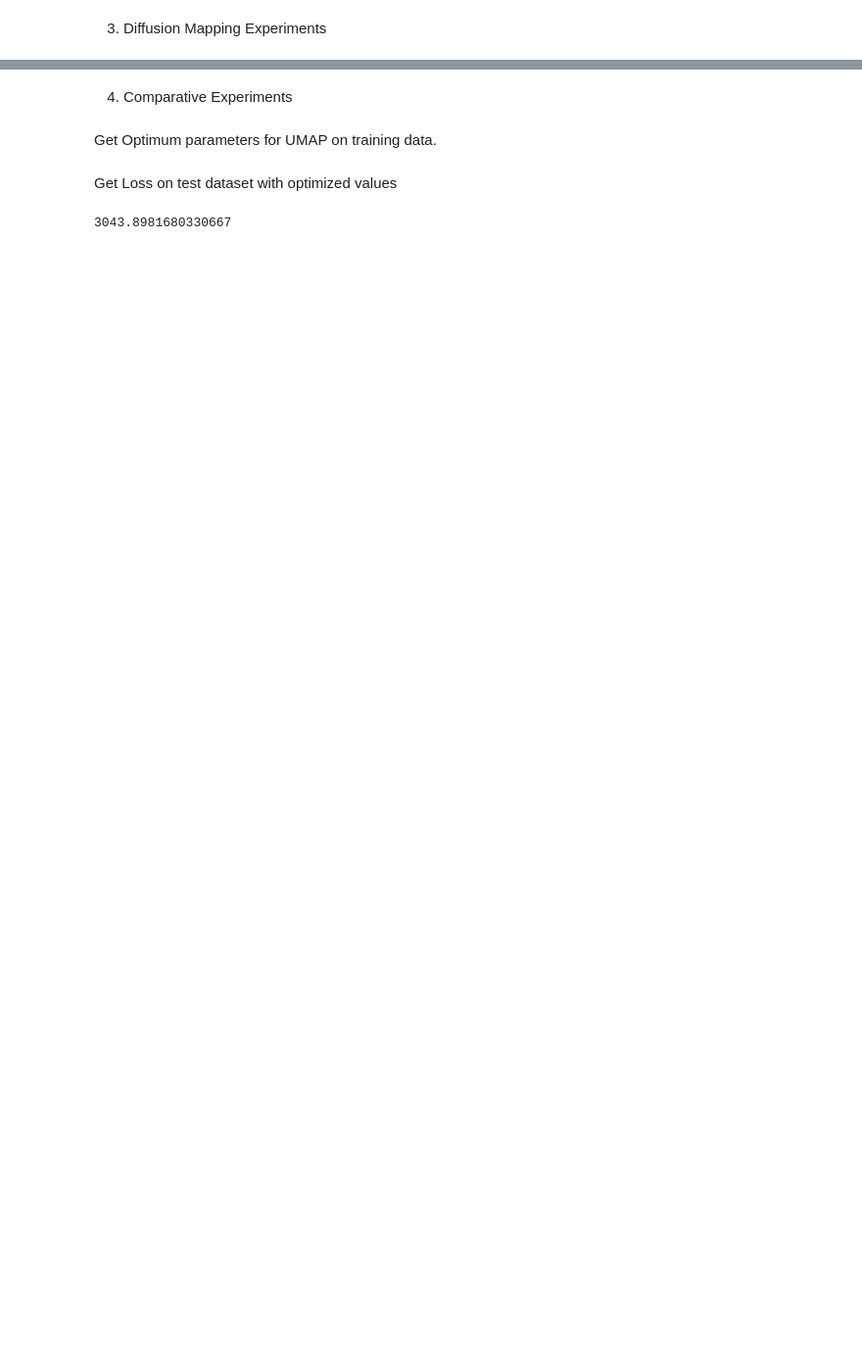
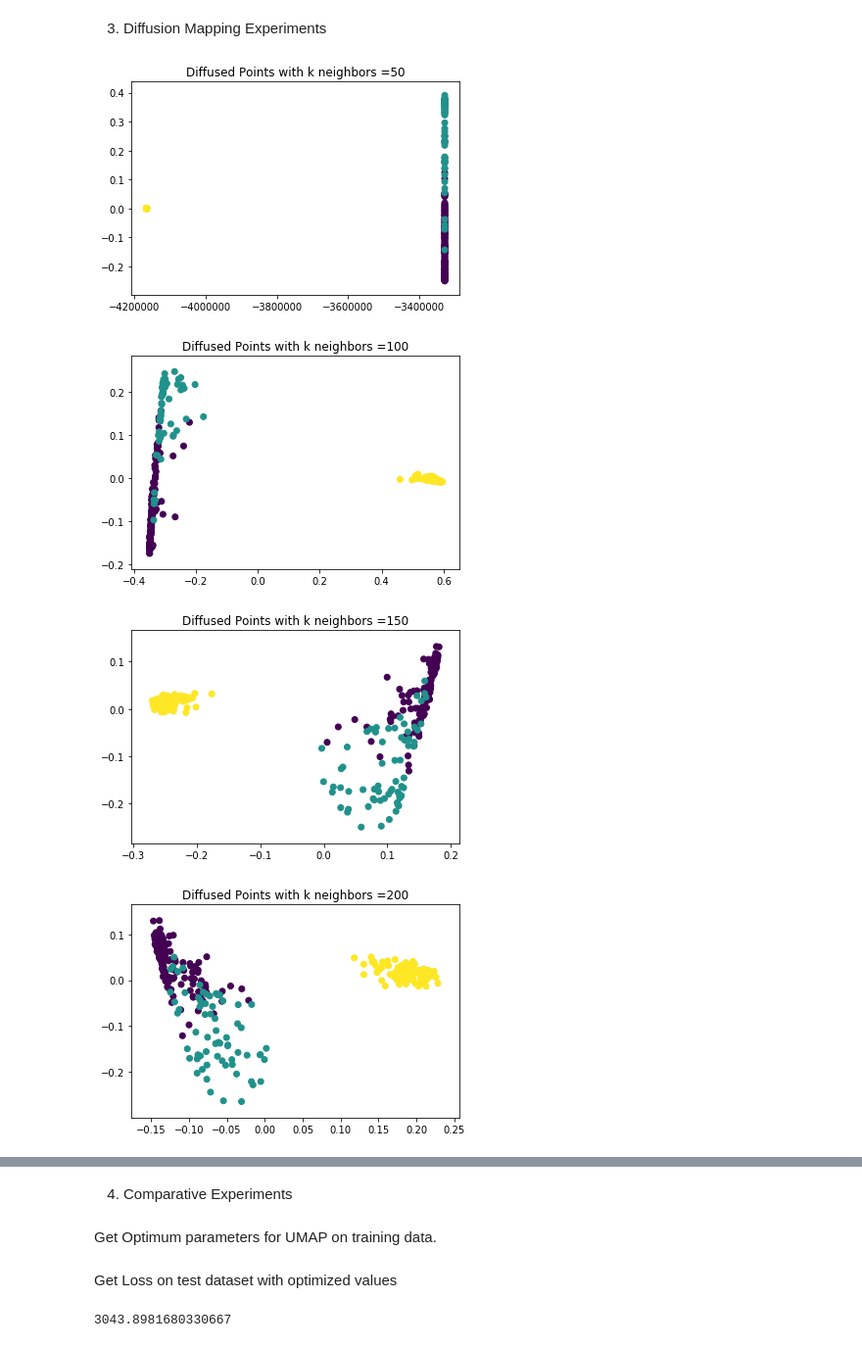
Before and after one commit to lewinsohndp/dimensional-reduction, a Jupyter notebook: experiments.ipynb, the cells around one changed output, grey strips where cells are left out. Shown at 98% size. Saved outputs shown, nothing was run; the diff lists cells and outputs as text; code cells hidden in the pictures; blank space fills up the shorter version.

```diff
--- a/experiments.ipynb
+++ b/experiments.ipynb
@@ -119,2 +200,41 @@ for i in range(0,100,25):
 # %% [markdown]
 3. Diffusion Mapping Experiments
+# %%
+loss = ContrastiveLoss()
+kvals = []
+qualities = []
+times = []
+for i in range(50,250, 25):
+    start = time.time()
+    dmap=dm.DiffusionMap.from_sklearn(n_evecs = 2,epsilon = 1.0, alpha = 0.5, k=i)
+    diffused_points = dmap.fit_transform(scaled_penguin_data)
+    end = time.time()
+
+    runtime = end - start
+    times.append(runtime)
+    kvals.append(i)
+    losses = loss.get_loss(diffused_points, labels)
+    qualities.append(losses)
+
+    if i % 50 == 0:
+        pylab.scatter(diffused_points[:,0], diffused_points[:,1], c=labels)
+        pylab.title('Diffused Points with k neighbors =' + str(i))
+        pylab.show()
+
+pylab.scatter(kvals, qualities)
+pylab.title('K Neighbors vs Contrastive Loss')
+pylab.xlabel('k neighbors')
+pylab.ylabel('loss')
+pylab.show()
+
+
+pylab.scatter(kvals, times)
+pylab.title('K Neighbors vs runtime')
+pylab.xlabel('k neighbors')
+pylab.ylabel('runtime')
+pylab.show()
+# %% [output]
+[figure, added]
+[figure, added]
+[figure, added]
+[figure, added]
```
Also changed, not shown: parts of 19 cells of this notebook, 2 other files.
